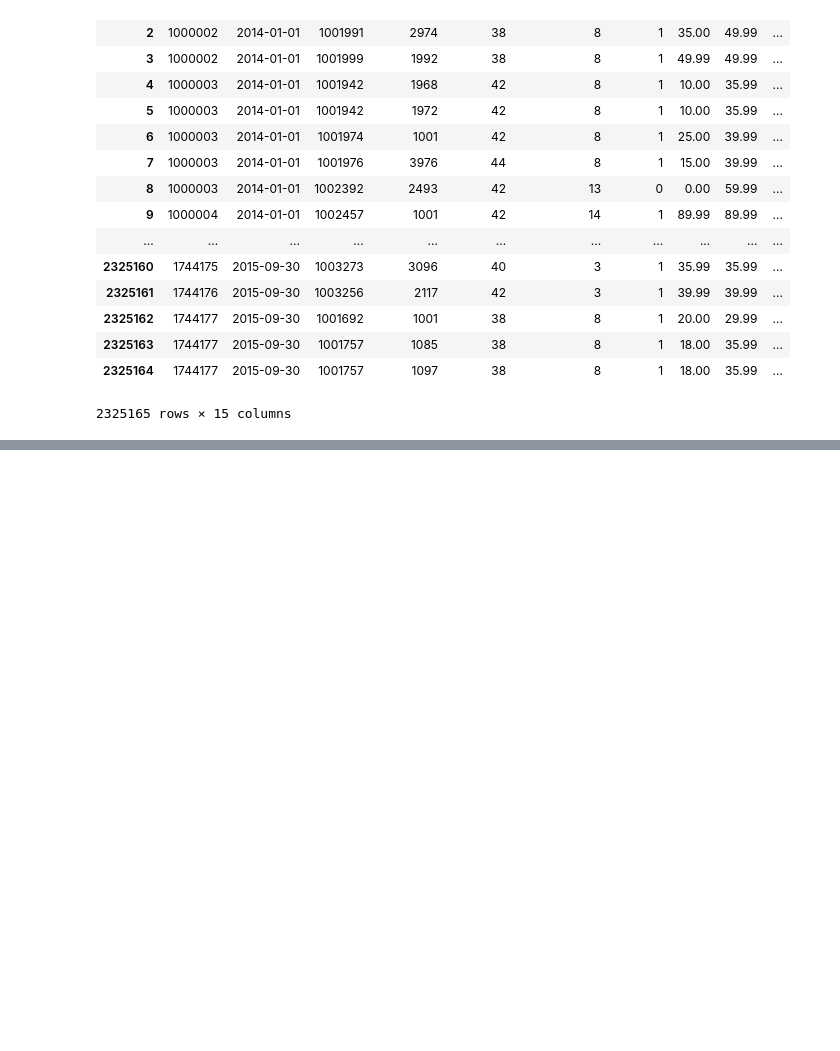
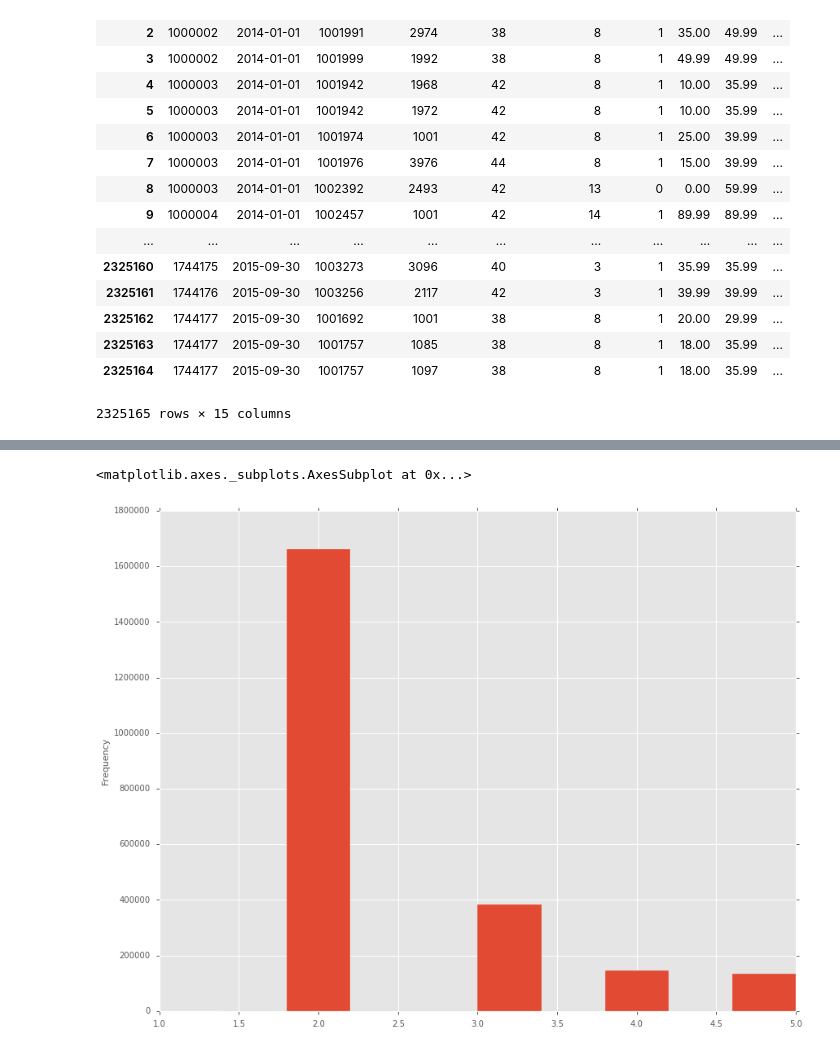
Before and after one commit to aleximmer/run-dmc, a Jupyter notebook: DataAnalysis.ipynb, the cells around one changed output, grey strips where cells are left out. Drawn from its saved outputs; the diff is of its cells as text; code cells hidden in the pictures; blank space fills up the shorter version.

```diff
--- a/DataAnalysis.ipynb
+++ b/DataAnalysis.ipynb
@@ -49,0 +62,5 @@ dtype('int64')
+# %%
+data.deviceID.plot.hist()
+# %% [output]
+<matplotlib.axes._subplots.AxesSubplot at 0x...>
+[figure, added]
```
Also changed, not shown: parts of 10 cells of this notebook.
